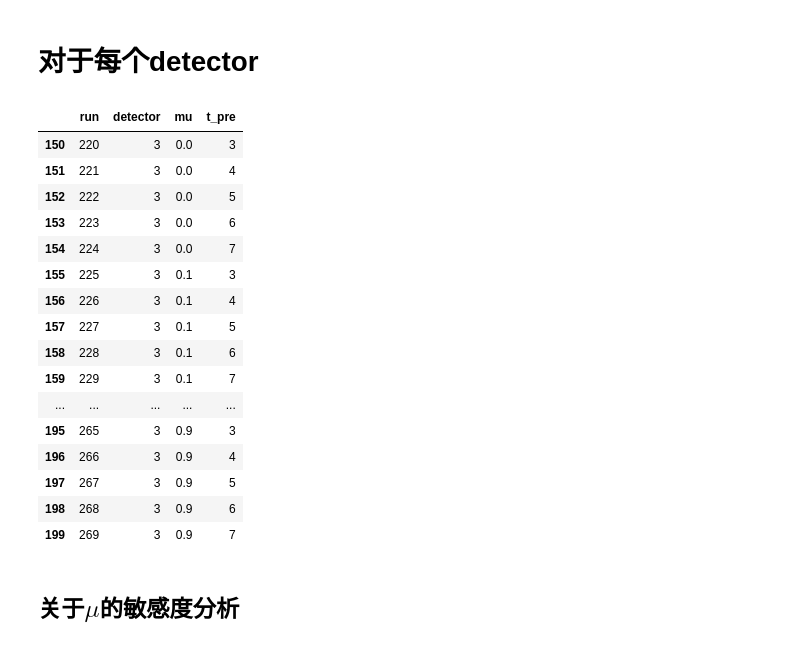
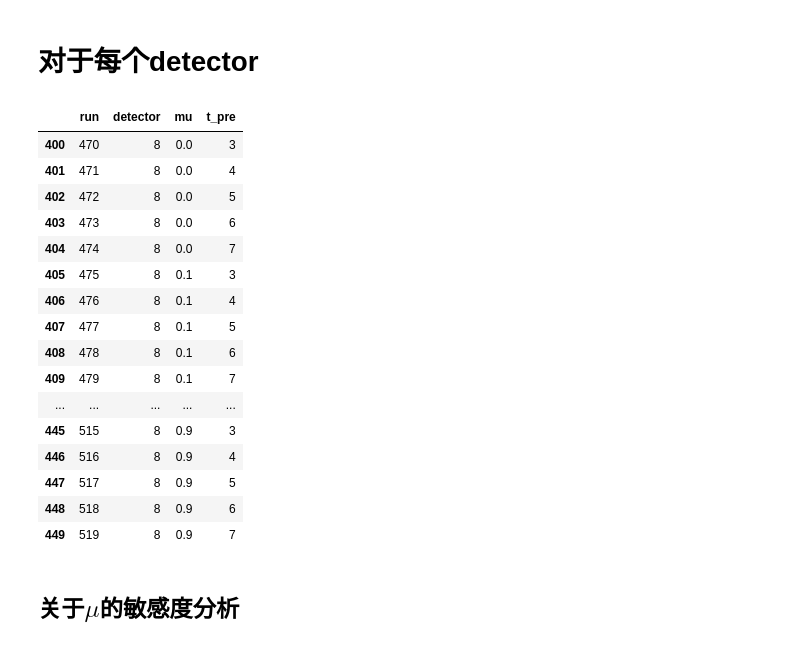
Before and after one commit to khzhang2/BDA_traffic, a Jupyter notebook: sensitivity analysis.ipynb, the cells around one changed output. Cells and saved outputs as stored; diff of their text form; code cells hidden in the pictures.

```diff
--- a/sensitivity analysis.ipynb
+++ b/sensitivity analysis.ipynb
@@ -26,27 +26,27 @@ config_df
 # %% [markdown]
 # 对于每个detector
 # %%
-det = 3
+det = 8
 data_det = config_df.loc[config_df['detector']==det]
 data_det
 # %% [output]
 |  | run | detector | mu | t_pre |
-| 150 | 220 | 3 | 0.0 | 3 |
-| 151 | 221 | 3 | 0.0 | 4 |
-| 152 | 222 | 3 | 0.0 | 5 |
-| 153 | 223 | 3 | 0.0 | 6 |
-| 154 | 224 | 3 | 0.0 | 7 |
-| 155 | 225 | 3 | 0.1 | 3 |
-| 156 | 226 | 3 | 0.1 | 4 |
-| 157 | 227 | 3 | 0.1 | 5 |
-| 158 | 228 | 3 | 0.1 | 6 |
-| 159 | 229 | 3 | 0.1 | 7 |
+| 400 | 470 | 8 | 0.0 | 3 |
+| 401 | 471 | 8 | 0.0 | 4 |
+| 402 | 472 | 8 | 0.0 | 5 |
+| 403 | 473 | 8 | 0.0 | 6 |
+| 404 | 474 | 8 | 0.0 | 7 |
+| 405 | 475 | 8 | 0.1 | 3 |
+| 406 | 476 | 8 | 0.1 | 4 |
+| 407 | 477 | 8 | 0.1 | 5 |
+| 408 | 478 | 8 | 0.1 | 6 |
+| 409 | 479 | 8 | 0.1 | 7 |
 | ... | ... | ... | ... | ... |
-| 195 | 265 | 3 | 0.9 | 3 |
-| 196 | 266 | 3 | 0.9 | 4 |
-| 197 | 267 | 3 | 0.9 | 5 |
-| 198 | 268 | 3 | 0.9 | 6 |
-| 199 | 269 | 3 | 0.9 | 7 |
+| 445 | 515 | 8 | 0.9 | 3 |
+| 446 | 516 | 8 | 0.9 | 4 |
+| 447 | 517 | 8 | 0.9 | 5 |
+| 448 | 518 | 8 | 0.9 | 6 |
+| 449 | 519 | 8 | 0.9 | 7 |
 # %% [markdown]
 ## 关于$\mu$的敏感度分析
 # %%
```
Also changed, not shown: parts of 26 cells of this notebook.
